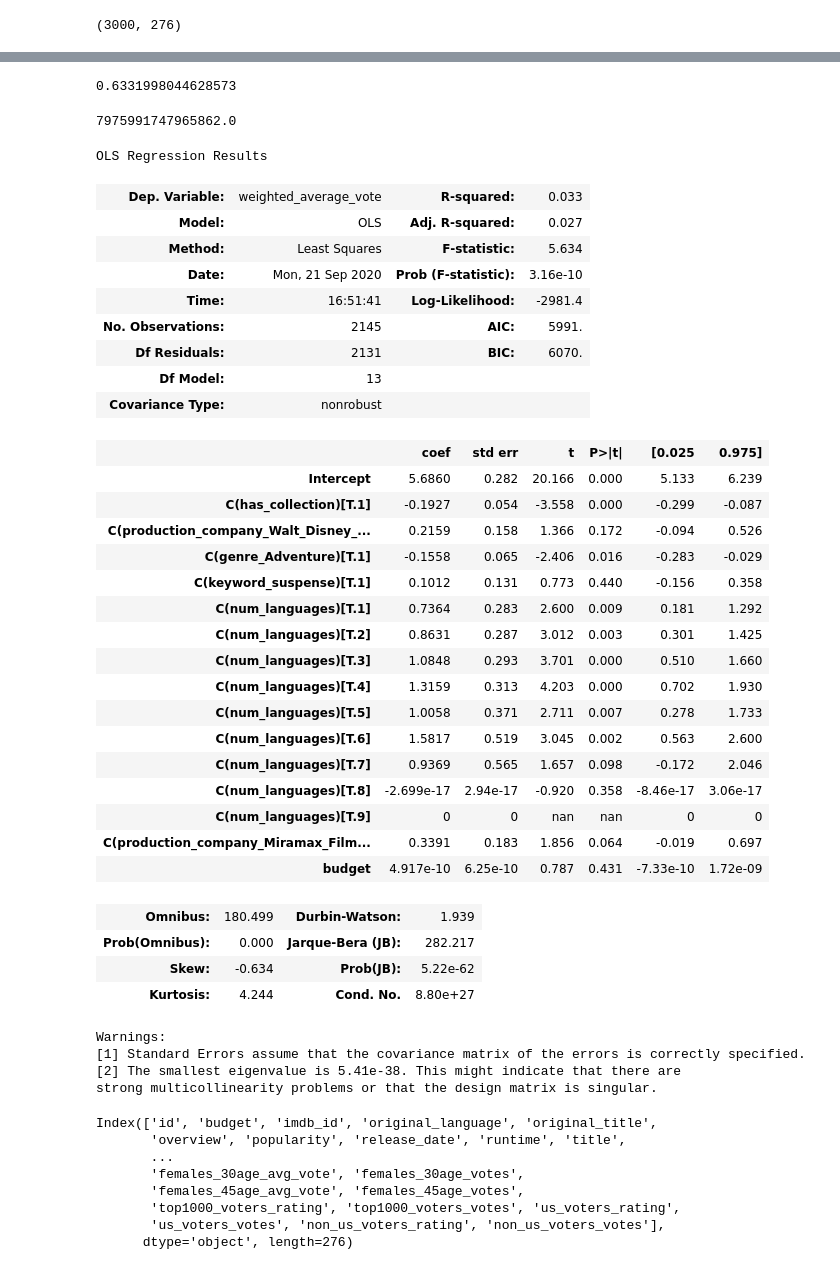
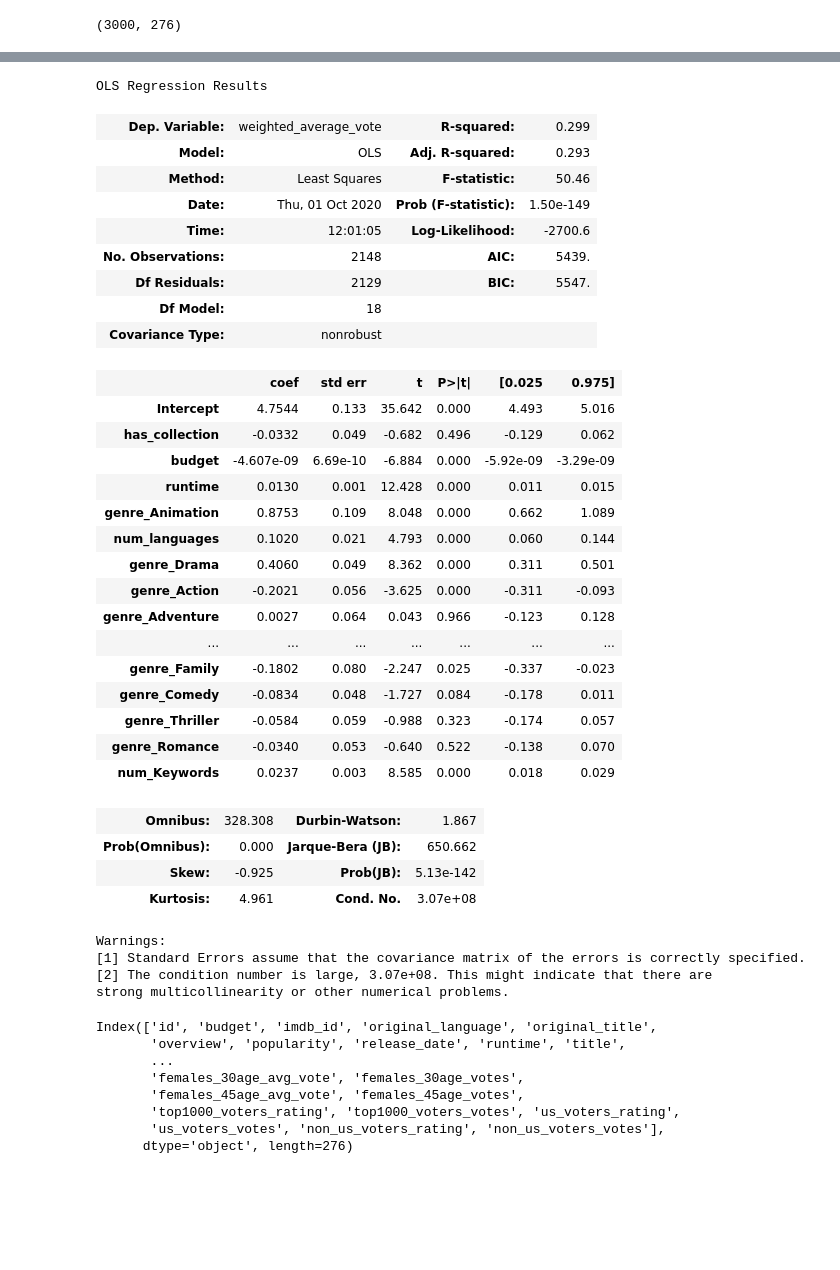
Before and after one commit to NatNLee/TMDB, a Jupyter notebook: TMDB.ipynb, the cells around one changed output, grey strips where cells are left out. Cells and saved outputs as stored; diff of their text form; code cells hidden in the pictures; blank space fills up the shorter version.

```diff
--- a/TMDB.ipynb
+++ b/TMDB.ipynb
@@ -571,7 +571,8 @@ train = train.drop(['crew'], axis=1)
 train.to_csv('~/Netflix/TMDB/tmdbtrain2a.csv', index = False)
 # %%
 #joined tmbdtrain2 with imbd ratings.csv dataset
-tmdb = pd.read_csv('~/Netflix/TMDB/tmdbtrain2imdbratings.csv')
+#ordered by release date asc
+tmdb = pd.read_csv('~/TMDB/tmdbtrain2imdbratingsreleasedateorder.csv')
 # %%
 tmdb.head()
 # %% [output]
@@ -622,4 +623,4 @@ tmdb
 # %%
 #PREDICTING REVENUE
 # %%
-train, test = statsmodels_train_test_split(tmdb)
+train, test = statsmodels_train_test_split(tmdb, shuffle=False)
@@ -655,55 +687,44 @@ y_test_pred = lm.predict(test)
-# %%
-y_test_pred = lm.predict(test)
-r2_score(test['revenue'], y_test_pred)
-#mean_squared_error(test['revenue'], y_test_pred)
-# %% [output]
-0.6331998044628573
-# %%
-mean_squared_error(test['revenue'], y_test_pred)
-# %% [output]
-7975991747965862.0
 # %%
 #PREDICTING RATING (WEIGHTED AVG VOTE)
 # %%
-formula = 'weighted_average_vote ~ C(has_collection) + budget + C(production_company_Walt_Disney_Pictures) + C(genre_Adventure) + C(keyword_suspense) + C(num_languages) + C(production_company_Miramax_Films)'
+formula = 'weighted_average_vote ~ has_collection + budget + runtime + genre_Animation + num_languages + genre_Drama + genre_Action + genre_Adventure + num_genres + keyword_independent_film + genders_2_crew + genders_2_cast + genre_Family + genre_Comedy + genre_Thriller + genre_Romance + num_Keywords'
 lm2 = smf.ols(formula=formula, data=train).fit()
 lm2.summary()
 # %% [output]
 OLS Regression Results
-| Dep. Variable: | weighted_average_vote | R-squared: | 0.033 |
-| Model: | OLS | Adj. R-squared: | 0.027 |
-| Method: | Least Squares | F-statistic: | 5.634 |
-| Date: | Mon, 21 Sep 2020 | Prob (F-statistic): | 3.16e-10 |
-| Time: | 16:51:41 | Log-Likelihood: | -2981.4 |
-| No. Observations: | 2145 | AIC: | 5991. |
-| Df Residuals: | 2131 | BIC: | 6070. |
-| Df Model: | 13 |  |  |
+| Dep. Variable: | weighted_average_vote | R-squared: | 0.299 |
+| Model: | OLS | Adj. R-squared: | 0.293 |
+| Method: | Least Squares | F-statistic: | 50.46 |
+| Date: | Thu, 01 Oct 2020 | Prob (F-statistic): | 1.50e-149 |
+| Time: | 12:01:05 | Log-Likelihood: | -2700.6 |
+| No. Observations: | 2148 | AIC: | 5439. |
+| Df Residuals: | 2129 | BIC: | 5547. |
+| Df Model: | 18 |  |  |
 | Covariance Type: | nonrobust |  |  |
 |  | coef | std err | t | P>|t| | [0.025 | 0.975] |
-| Intercept | 5.6860 | 0.282 | 20.166 | 0.000 | 5.133 | 6.239 |
-| C(has_collection)[T.1] | -0.1927 | 0.054 | -3.558 | 0.000 | -0.299 | -0.087 |
-| C(production_company_Walt_Disney_... | 0.2159 | 0.158 | 1.366 | 0.172 | -0.094 | 0.526 |
-| C(genre_Adventure)[T.1] | -0.1558 | 0.065 | -2.406 | 0.016 | -0.283 | -0.029 |
-| C(keyword_suspense)[T.1] | 0.1012 | 0.131 | 0.773 | 0.440 | -0.156 | 0.358 |
-| C(num_languages)[T.1] | 0.7364 | 0.283 | 2.600 | 0.009 | 0.181 | 1.292 |
-| C(num_languages)[T.2] | 0.8631 | 0.287 | 3.012 | 0.003 | 0.301 | 1.425 |
-| C(num_languages)[T.3] | 1.0848 | 0.293 | 3.701 | 0.000 | 0.510 | 1.660 |
-| C(num_languages)[T.4] | 1.3159 | 0.313 | 4.203 | 0.000 | 0.702 | 1.930 |
-| C(num_languages)[T.5] | 1.0058 | 0.371 | 2.711 | 0.007 | 0.278 | 1.733 |
-| C(num_languages)[T.6] | 1.5817 | 0.519 | 3.045 | 0.002 | 0.563 | 2.600 |
-| C(num_languages)[T.7] | 0.9369 | 0.565 | 1.657 | 0.098 | -0.172 | 2.046 |
-| C(num_languages)[T.8] | -2.699e-17 | 2.94e-17 | -0.920 | 0.358 | -8.46e-17 | 3.06e-17 |
-| C(num_languages)[T.9] | 0 | 0 | nan | nan | 0 | 0 |
-| C(production_company_Miramax_Film... | 0.3391 | 0.183 | 1.856 | 0.064 | -0.019 | 0.697 |
-| budget | 4.917e-10 | 6.25e-10 | 0.787 | 0.431 | -7.33e-10 | 1.72e-09 |
+| Intercept | 4.7544 | 0.133 | 35.642 | 0.000 | 4.493 | 5.016 |
+| has_collection | -0.0332 | 0.049 | -0.682 | 0.496 | -0.129 | 0.062 |
+| budget | -4.607e-09 | 6.69e-10 | -6.884 | 0.000 | -5.92e-09 | -3.29e-09 |
+| runtime | 0.0130 | 0.001 | 12.428 | 0.000 | 0.011 | 0.015 |
+| genre_Animation | 0.8753 | 0.109 | 8.048 | 0.000 | 0.662 | 1.089 |
+| num_languages | 0.1020 | 0.021 | 4.793 | 0.000 | 0.060 | 0.144 |
+| genre_Drama | 0.4060 | 0.049 | 8.362 | 0.000 | 0.311 | 0.501 |
+| genre_Action | -0.2021 | 0.056 | -3.625 | 0.000 | -0.311 | -0.093 |
+| genre_Adventure | 0.0027 | 0.064 | 0.043 | 0.966 | -0.123 | 0.128 |
+| ... | ... | ... | ... | ... | ... | ... |
+| genre_Family | -0.1802 | 0.080 | -2.247 | 0.025 | -0.337 | -0.023 |
+| genre_Comedy | -0.0834 | 0.048 | -1.727 | 0.084 | -0.178 | 0.011 |
+| genre_Thriller | -0.0584 | 0.059 | -0.988 | 0.323 | -0.174 | 0.057 |
+| genre_Romance | -0.0340 | 0.053 | -0.640 | 0.522 | -0.138 | 0.070 |
+| num_Keywords | 0.0237 | 0.003 | 8.585 | 0.000 | 0.018 | 0.029 |
-| Omnibus: | 180.499 | Durbin-Watson: | 1.939 |
-| Prob(Omnibus): | 0.000 | Jarque-Bera (JB): | 282.217 |
-| Skew: | -0.634 | Prob(JB): | 5.22e-62 |
-| Kurtosis: | 4.244 | Cond. No. | 8.80e+27 |
+| Omnibus: | 328.308 | Durbin-Watson: | 1.867 |
+| Prob(Omnibus): | 0.000 | Jarque-Bera (JB): | 650.662 |
+| Skew: | -0.925 | Prob(JB): | 5.13e-142 |
+| Kurtosis: | 4.961 | Cond. No. | 3.07e+08 |
 Warnings:
 [1] Standard Errors assume that the covariance matrix of the errors is correctly specified.
-[2] The smallest eigenvalue is 5.41e-38. This might indicate that there are
-strong multicollinearity problems or that the design matrix is singular.
+[2] The condition number is large, 3.07e+08. This might indicate that there are
+strong multicollinearity or other numerical problems.
 # %%
 tmdb.columns
 # %% [output]
```
Also changed, not shown: parts of 11 cells of this notebook, 6 other files.
